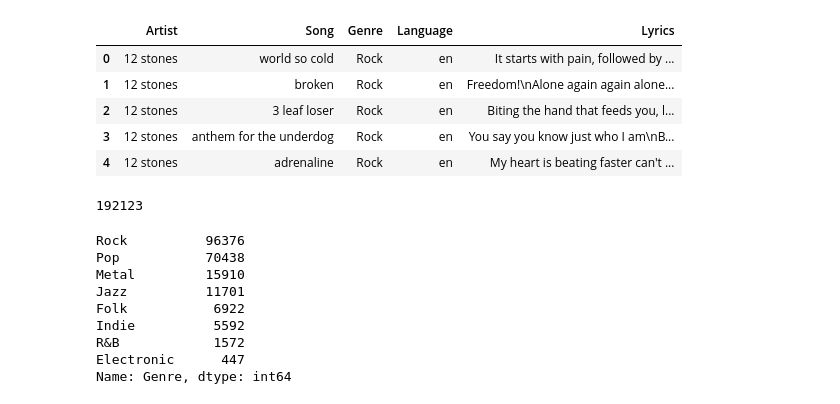
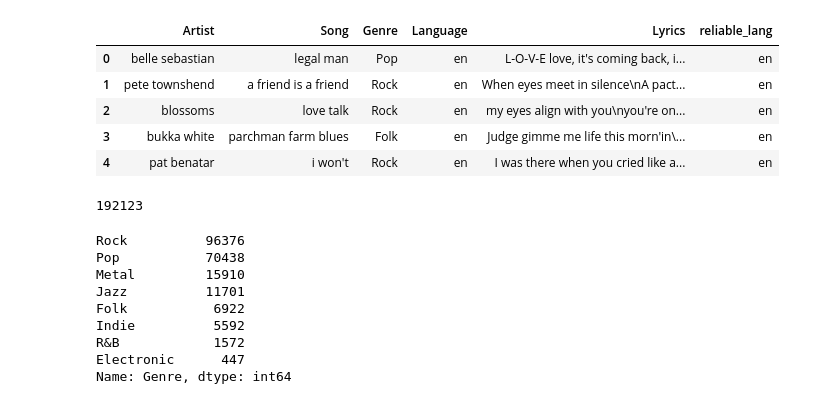
Before and after one commit to haoweiiil/lyrics-generation, a Jupyter notebook: lyrics_EDA.ipynb, the cells around one changed output. Saved outputs shown, nothing was run; the diff lists cells and outputs as text; code cells hidden in the pictures.

```diff
--- a/lyrics_EDA.ipynb
+++ b/lyrics_EDA.ipynb
@@ -9,13 +17,13 @@ import math
 # %%
-train = pd.read_csv("data/train.csv")
+train = pd.read_csv("data/csv/train.csv")
 train.head()
 # %% [output]
-|  | Artist | Song | Genre | Language | Lyrics |
-| 0 | 12 stones | world so cold | Rock | en | It starts with pain, followed by ... |
-| 1 | 12 stones | broken | Rock | en | Freedom!\nAlone again again alone... |
-| 2 | 12 stones | 3 leaf loser | Rock | en | Biting the hand that feeds you, l... |
-| 3 | 12 stones | anthem for the underdog | Rock | en | You say you know just who I am\nB... |
-| 4 | 12 stones | adrenaline | Rock | en | My heart is beating faster can't ... |
+|  | Artist | Song | Genre | Language | Lyrics | reliable_lang |
+| 0 | belle sebastian | legal man | Pop | en | L-O-V-E love, it's coming back, i... | en |
+| 1 | pete townshend | a friend is a friend | Rock | en | When eyes meet in silence\nA pact... | en |
+| 2 | blossoms | love talk | Rock | en | my eyes align with you\nyou're on... | en |
+| 3 | bukka white | parchman farm blues | Folk | en | Judge gimme me life this morn'in\... | en |
+| 4 | pat benatar | i won't | Rock | en | I was there when you cried like a... | en |
 # %%
 data = pd.read_csv("data/train.csv")
 data = data[data['Language']=='en']
```
Also changed, not shown: parts of 3 cells of this notebook, 6 other files.
